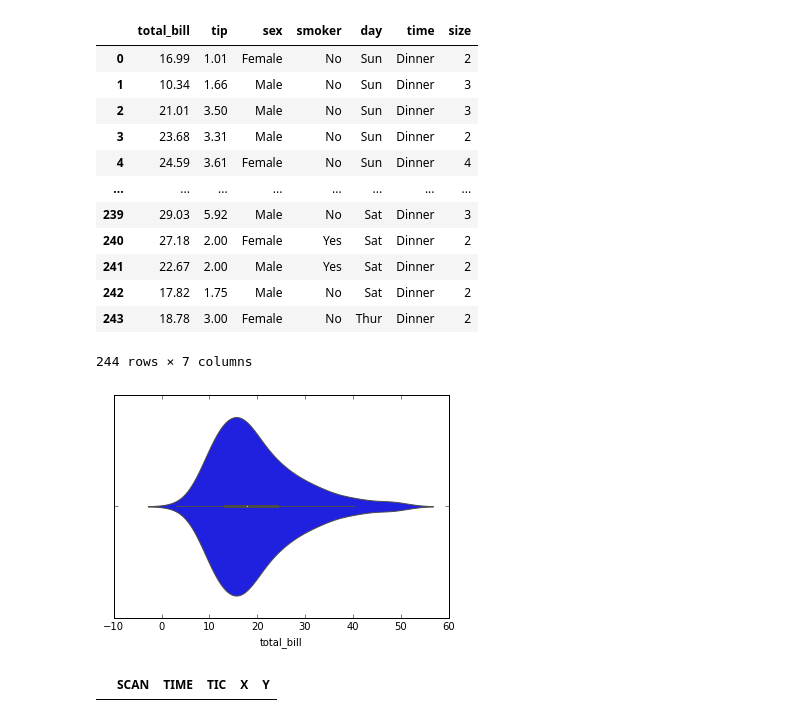
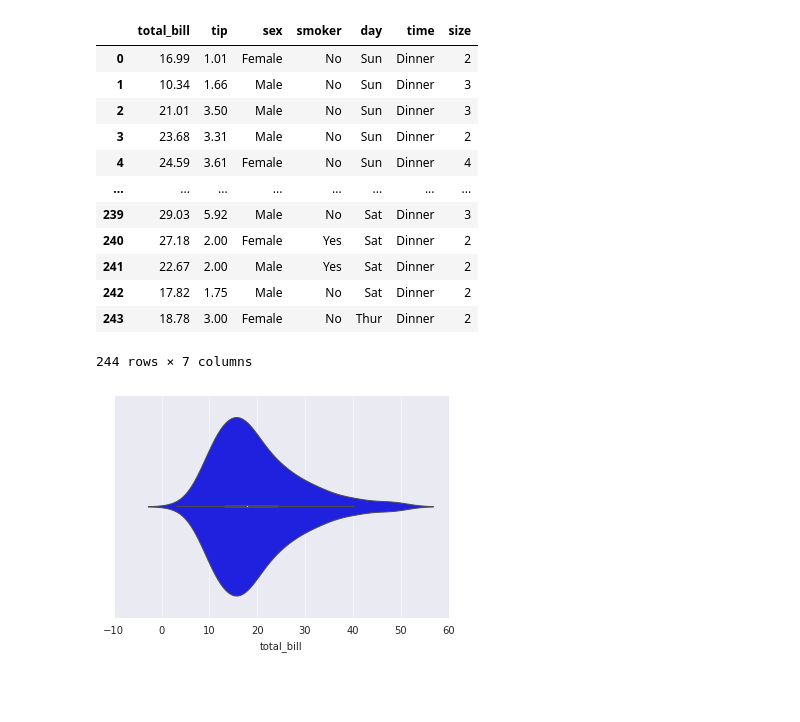
Before and after one commit to plopezgarcia/one-offs, a Jupyter notebook: jcamp-view/jcamp-view.ipynb, the cells around one changed output. Drawn from its saved outputs; the diff is of its cells as text; code cells hidden in the pictures; blank space fills up the shorter version.

Commit message:
fixed graph

```diff
--- a/jcamp-view/jcamp-view.ipynb
+++ b/jcamp-view/jcamp-view.ipynb
@@ -1,42 +1,37 @@
 # %%
 # Import the necessary libraries
 import matplotlib.pyplot as plt
 import seaborn as sns
 import pandas as pd
 #import jcamp
-plt.style.use('classic')
+sns.set_style('darkgrid')
 %matplotlib inline
 # Load the data
 tips = sns.load_dataset("tips")
 
 # Create violinplot
 sns.violinplot(x = "total_bill", data=tips)
 
 # Show the plot
 
 tips
 # %% [output]
 |  | total_bill | tip | sex | smoker | day | time | size |
 | 0 | 16.99 | 1.01 | Female | No | Sun | Dinner | 2 |
 | 1 | 10.34 | 1.66 | Male | No | Sun | Dinner | 3 |
 | 2 | 21.01 | 3.50 | Male | No | Sun | Dinner | 3 |
 | 3 | 23.68 | 3.31 | Male | No | Sun | Dinner | 2 |
 | 4 | 24.59 | 3.61 | Female | No | Sun | Dinner | 4 |
 | ... | ... | ... | ... | ... | ... | ... | ... |
 | 239 | 29.03 | 5.92 | Male | No | Sat | Dinner | 3 |
 | 240 | 27.18 | 2.00 | Female | Yes | Sat | Dinner | 2 |
 | 241 | 22.67 | 2.00 | Male | Yes | Sat | Dinner | 2 |
 | 242 | 17.82 | 1.75 | Male | No | Sat | Dinner | 2 |
 | 243 | 18.78 | 3.00 | Female | No | Thur | Dinner | 2 |
 244 rows × 7 columns
-[figure, old version]
+[figure, new version]
 # %%
 DEMO_FILE = './data/035_PESI_nEpE_QC4_R2_Seg2Ev1.JDX'
-# %%
-data = pd.DataFrame(data = [scan_list, time_list, tic_list, x_list, y_list], columns = ['SCAN', 'TIME', 'TIC', 'X', 'Y'])
-data
-# %% [output]
-|  | SCAN | TIME | TIC | X | Y |
 # %%
 with open(DEMO_FILE) as fp:
     scan_list = []
```
Also changed, not shown: parts of 6 cells of this notebook.
